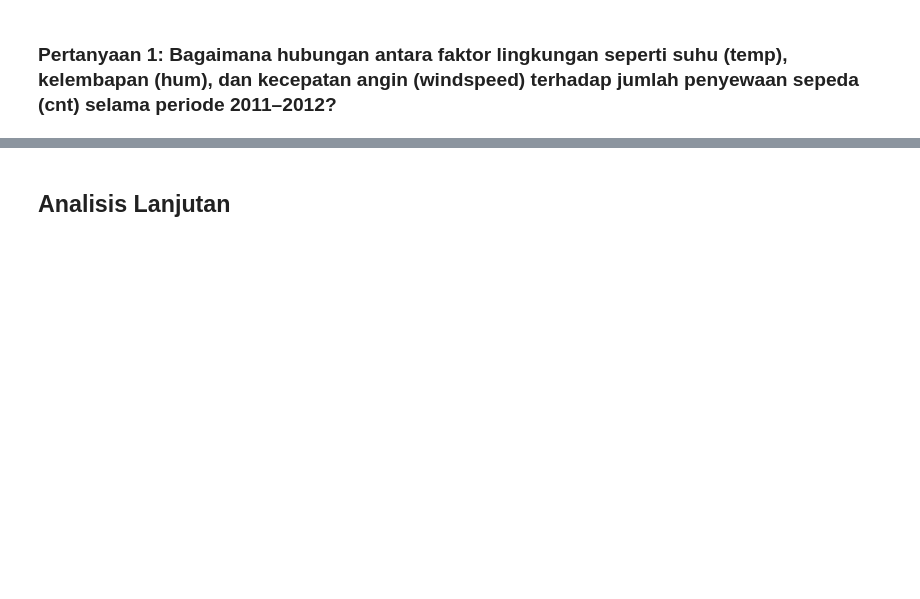
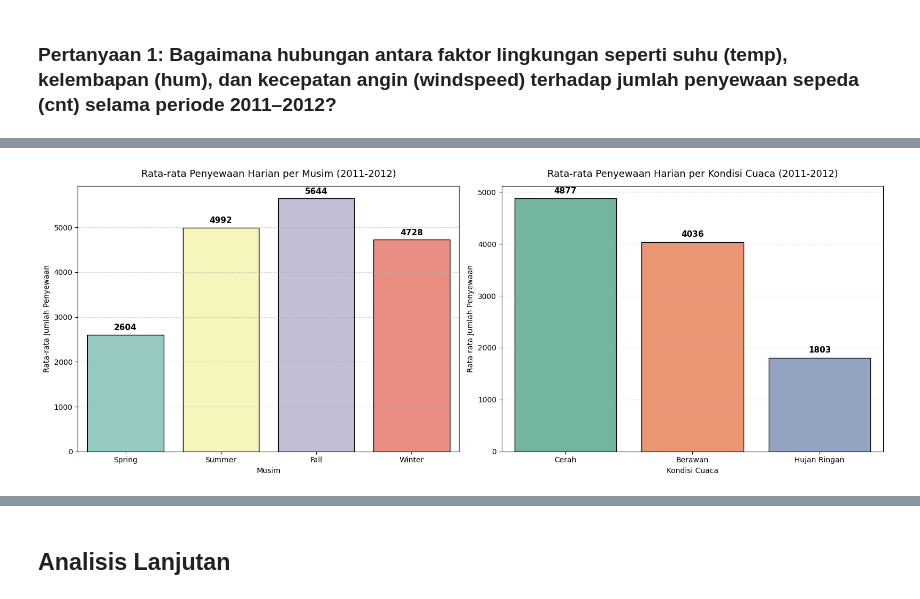
Before and after one commit to ridhoakfa/Bike-Sharing-Dashboard, a Jupyter notebook: notebook.ipynb, the cells around one changed output, grey strips where cells are left out. Saved outputs shown, nothing was run; the diff lists cells and outputs as text; code cells hidden in the pictures; blank space fills up the shorter version.

```diff
--- a/notebook.ipynb
+++ b/notebook.ipynb
@@ -984,0 +917,87 @@ The `ci` parameter is deprecated. Use `errorbar=None` for the same effect.
+# %%
+# PERTANYAAN 2: Variasi Cuaca & Musim terhadap Pola Penyewaan (2011-2012)
+print("PERTANYAAN 2: Pengaruh Kondisi Cuaca dan Musim terhadap Jumlah Penyewaan")
+print("Periode: 2011-2012")
+
+# 1. Agregasi Rata-rata Penyewaan per Musim dan per Cuaca
+# Rata-rata per Musim
+season_avg = day_df.groupby('season_name')['cnt'].mean().reindex(['Spring', 'Summer', 'Fall', 'Winter'])
+
+# Rata-rata per Kondisi Cuaca
+weather_avg = day_df.groupby('weather_condition')['cnt'].mean().reindex(['Cerah', 'Berawan', 'Hujan Ringan'])
+
+# Tampilkan sebagai tabel untuk referensi
+print("\n📊 Rata-rata Penyewaan Harian per Musim:")
+display(season_avg.to_frame(name='Rata-rata cnt').round(0))
+print("\n📊 Rata-rata Penyewaan Harian per Kondisi Cuaca:")
+display(weather_avg.to_frame(name='Rata-rata cnt').round(0))
+
+# 2. Visualisasi Utama: Perbandingan Cuaca dan Musim (Dua Panel)
+fig, axes = plt.subplots(1, 2, figsize=(16, 6))
+
+# Panel Kiri: Rata-rata per Musim
+sns.barplot(x=season_avg.index, y=season_avg.values, ax=axes[0], palette='Set3', edgecolor='black')
+axes[0].set_title('Rata-rata Penyewaan Harian per Musim (2011-2012)', fontsize=13, pad=12)
+axes[0].set_xlabel('Musim')
+axes[0].set_ylabel('Rata-rata Jumlah Penyewaan')
+axes[0].grid(axis='y', linestyle='--', alpha=0.5)
+# Label nilai di atas batang
+for i, v in enumerate(season_avg.values):
+    axes[0].text(i, v + 100, f'{v:.0f}', ha='center', fontweight='bold', fontsize=11)
+
+# Panel Kanan: Rata-rata per Kondisi Cuaca
+sns.barplot(x=weather_avg.index, y=weather_avg.values, ax=axes[1], palette='Set2', edgecolor='black')
+axes[1].set_title('Rata-rata Penyewaan Harian per Kondisi Cuaca (2011-2012)', fontsize=13, pad=12)
+axes[1].set_xlabel('Kondisi Cuaca')
+axes[1].set_ylabel('Rata-rata Jumlah Penyewaan')
+axes[1].grid(axis='y', linestyle='--', alpha=0.5)
+for i, v in enumerate(weather_avg.values):
+    axes[1].text(i, v + 100, f'{v:.0f}', ha='center', fontweight='bold', fontsize=11)
+
+plt.tight_layout()
+plt.show()
+
+# 3. Visualisasi Interaksi: Boxplot Musim vs Cuaca
+plt.figure(figsize=(14, 7))
+# Gunakan hue untuk cuaca, x untuk musim
+sns.boxplot(data=day_df, x='season_name', y='cnt', hue='weather_condition',
+            order=['Spring', 'Summer', 'Fall', 'Winter'],
+            hue_order=['Cerah', 'Berawan', 'Hujan Ringan'],
+            palette='viridis', width=0.7)
+plt.title('Distribusi Penyewaan Sepeda: Interaksi Musim dan Kondisi Cuaca (2011-2012)', fontsize=14, pad=15)
+plt.xlabel('Musim')
+plt.ylabel('Jumlah Penyewaan (cnt)')
+plt.legend(title='Kondisi Cuaca', bbox_to_anchor=(1.02, 1), loc='upper left')
+plt.grid(axis='y', linestyle='--', alpha=0.4)
+plt.tight_layout()
+plt.show()
+
+# 4. Tren Waktu: Rata-rata Bulanan per Musim
+# Agregasi bulanan dengan rata-rata
+monthly_season = day_df.groupby(['year', 'month', 'season_name'])['cnt'].mean().reset_index()
+monthly_season['date'] = pd.to_datetime(monthly_season[['year', 'month']].assign(day=1))
+
+plt.figure(figsize=(14, 6))
+sns.lineplot(data=monthly_season, x='date', y='cnt', hue='season_name',
+             palette='Set1', marker='o', linewidth=2.5, markersize=8)
+plt.title('Tren Rata-rata Penyewaan Bulanan per Musim (2011-2012)', fontsize=14, pad=15)
+plt.xlabel('Bulan')
+plt.ylabel('Rata-rata Penyewaan Harian')
+plt.xticks(rotation=45)
+plt.grid(True, linestyle='--', alpha=0.6)
+plt.legend(title='Musim', bbox_to_anchor=(1.02, 1), loc='upper left')
+# Tambahkan anotasi puncak
+max_point = monthly_season.loc[monthly_season['cnt'].idxmax()]
+plt.annotate(f'Puncak: {max_point["cnt"]:.0f}\n({max_point["date"].strftime("%b %Y")})',
+             xy=(max_point['date'], max_point['cnt']),
+             xytext=(max_point['date'] + pd.DateOffset(months=1), max_point['cnt'] + 200),
+             arrowprops=dict(arrowstyle='->', color='gray'),
+             fontsize=10, ha='center')
+plt.tight_layout()
+plt.show()
+
+# 5. Ringkasan Statistik Tambahan
+print("\n📈 Ringkasan Statistik: Rata-rata cnt per Musim & Cuaca (tabel pivot)")
+pivot_table = day_df.pivot_table(values='cnt', index='season_name', columns='weather_condition', aggfunc='mean').round(0)
+display(pivot_table)
+# %% [output]
@@ -984,0 +1027 @@ The `ci` parameter is deprecated. Use `errorbar=None` for the same effect.
+[figure, added]
```
Also changed, not shown: parts of 13 cells of this notebook.
